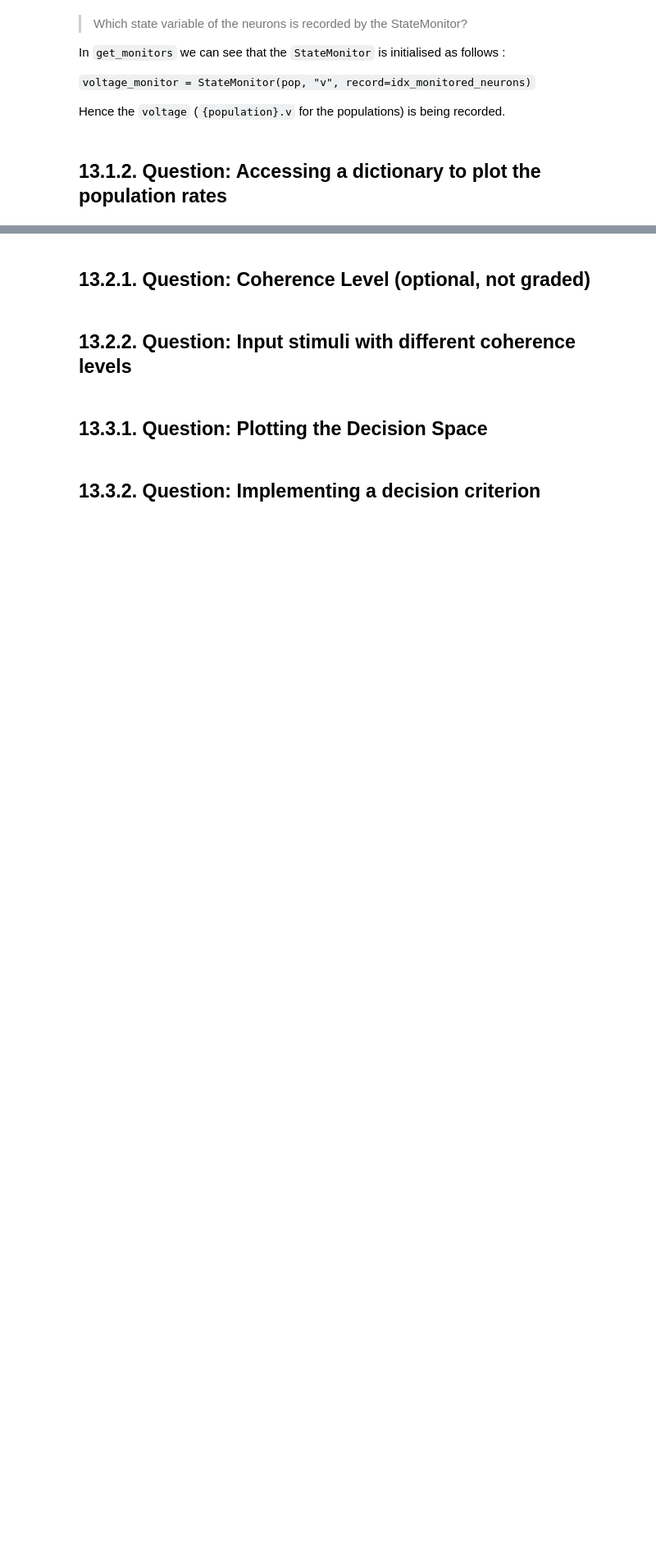
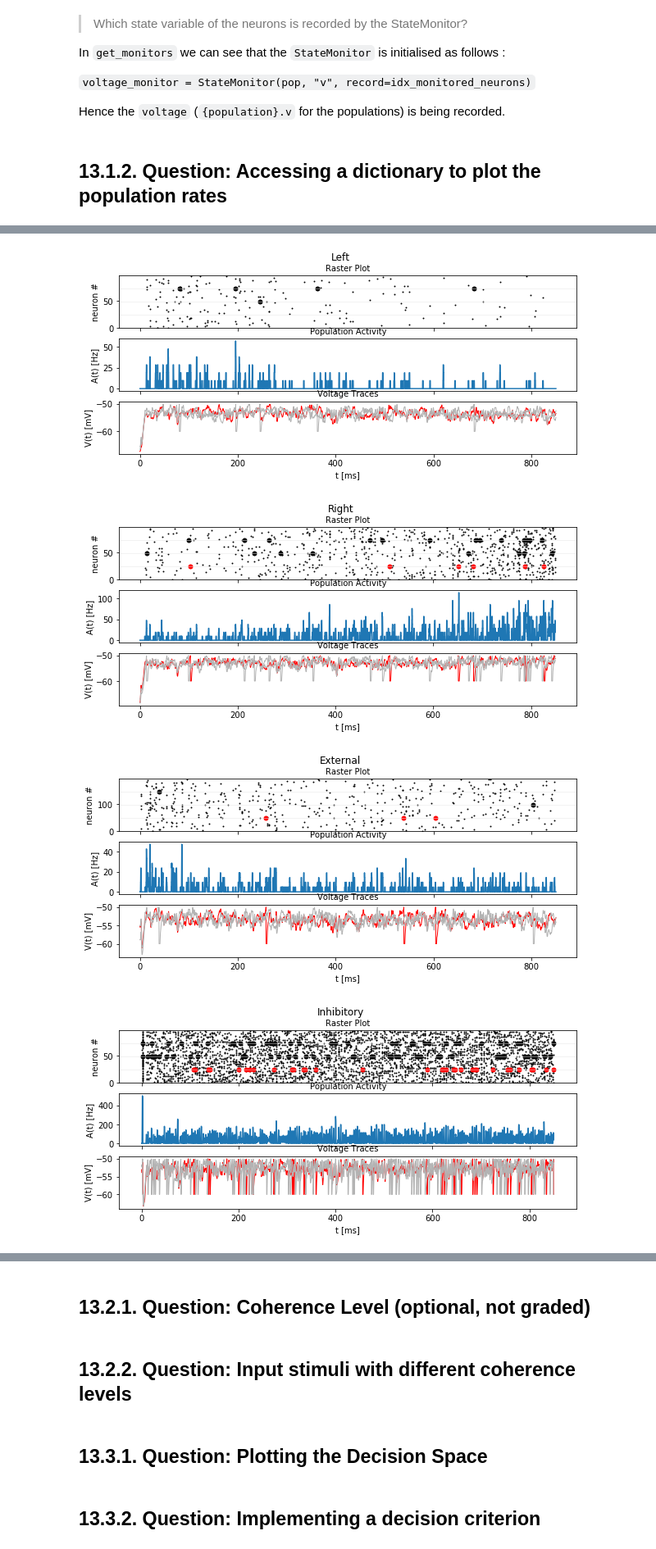
Before and after one commit to TristanBesson/bmnn, a Jupyter notebook: Ex13_Dylan_Bourgeois_224797.ipynb, the cells around one changed output, grey strips where cells are left out. Shown at 82% size. Drawn from its saved outputs; the diff is of its cells as text; code cells hidden in the pictures; blank space fills up the shorter version.

```diff
--- a/Ex13_Dylan_Bourgeois_224797.ipynb
+++ b/Ex13_Dylan_Bourgeois_224797.ipynb
@@ -80,0 +90,11 @@ Hence the `voltage` (`{population}.v` for the populations) is being recorded.
+# %%
+import brian2 as b2
+from neurodynex.tools import plot_tools
+from neurodynex.competing_populations import decision_making
+import matplotlib.pyplot as plt
+
+t_stimulus_start = 50. * b2.ms
+max_sim_time = 800. * b2.ms + t_stimulus_start
+
+results = decision_making.sim_decision_making_network(t_stimulus_start= t_stimulus_start,
+                                                      coherence_level=-0.6, max_sim_time=max_sim_time)
@@ -80,0 +130,32 @@ Hence the `voltage` (`{population}.v` for the populations) is being recorded.
+# %%
+####################
+# AVG TIME = 1 ms #
+###################
+
+averaging_window_time = 1. * b2.ms
+
+plot_tools.plot_network_activity(results["rate_monitor_A"], results["spike_monitor_A"],
+                                 results["voltage_monitor_A"], t_min=0. * b2.ms,
+                                 avg_window_width=averaging_window_time,
+                                 sup_title="Left")
+
+plot_tools.plot_network_activity(results["rate_monitor_B"], results["spike_monitor_B"],
+                                 results["voltage_monitor_B"], t_min=0. * b2.ms,
+                                 avg_window_width=averaging_window_time,
+                                 sup_title="Right")
+# Extension :
+plot_tools.plot_network_activity(results["rate_monitor_Z"], results["spike_monitor_Z"],
+                                 results["voltage_monitor_Z"], t_min=0. * b2.ms,
+                                 avg_window_width=averaging_window_time,
+                                 sup_title="External")
+
+plot_tools.plot_network_activity(results["rate_monitor_inhib"], results["spike_monitor_inhib"],
+                                 results["voltage_monitor_inhib"], t_min=0. * b2.ms,
+                                 avg_window_width=averaging_window_time,
+                                 sup_title="Inhibitory")
+plt.show()
+# %% [output]
+[figure, added]
+[figure, added]
+[figure, added]
+[figure, added]
```
Also changed, not shown: parts of 12 cells of this notebook.
